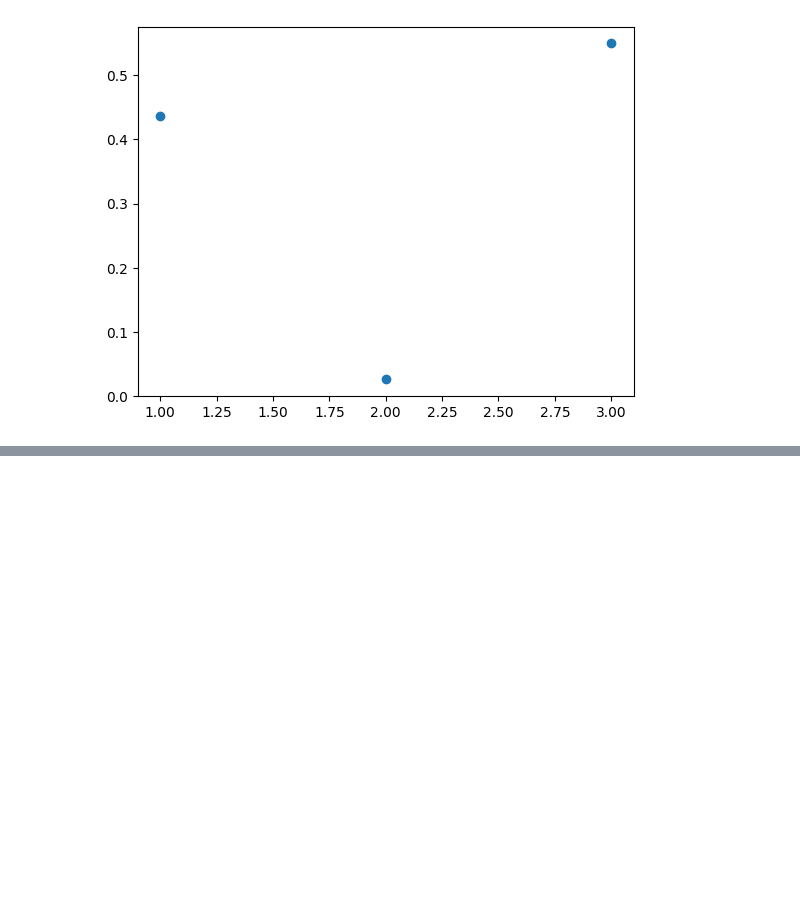
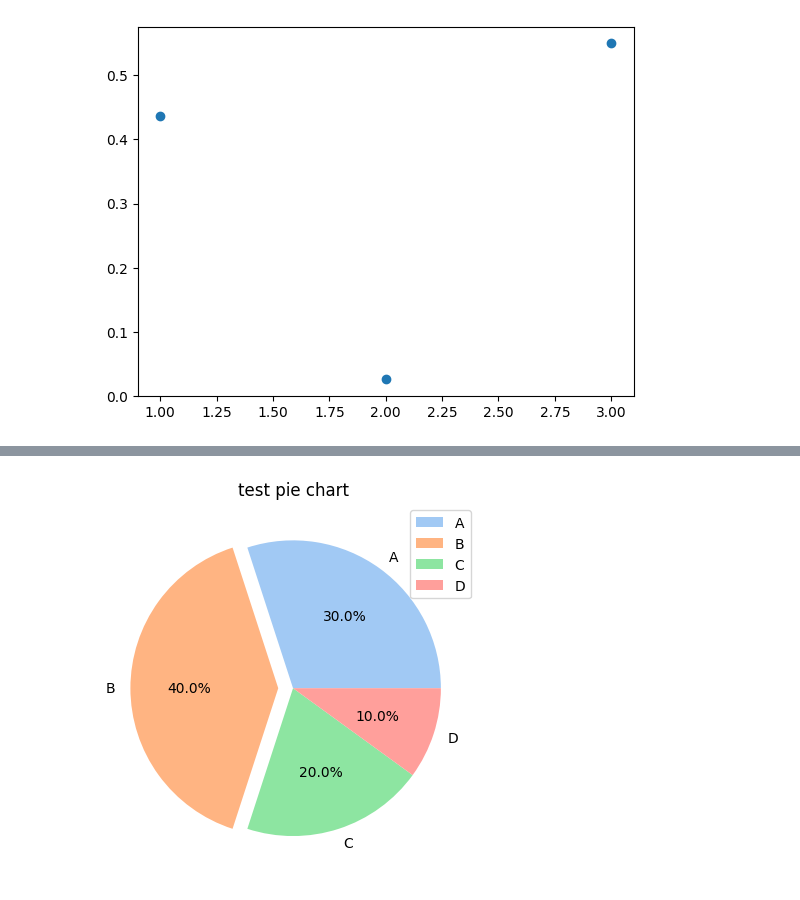
Before and after one commit to Hanjateacherson/SMHRD, a Jupyter notebook: python/04_Matplotlib.ipynb, the cells around one changed output, grey strips where cells are left out. Saved outputs shown, nothing was run; the diff lists cells and outputs as text; code cells hidden in the pictures; blank space fills up the shorter version.

```diff
--- a/python/04_Matplotlib.ipynb
+++ b/python/04_Matplotlib.ipynb
@@ -1847,0 +1906,16 @@ WARNING:matplotlib.font_manager:findfont: Font family 'Malgun Gothic' not found.
+# %%
+# Pie 차트의 colors
+sizes = [30,40,20,10]
+labels = ['A','B','C','D']
+colors = sns.color_palette("pastel")
+
+# explode = [데이터의 개수에 맞게 작성]
+# 🌐(폭발하다, 터뜨리다)
+# 0이 기준 0.1만큼(10%) 원형 차트 떨어짐
+plt.pie(sizes, labels = labels,autopct='%.1f%%', colors = colors,
+        explode = [0,0.1,0,0])
+plt.legend()
+plt.title('test pie chart')
+plt.show()
+# autopct : 부채 꼴 안에 표시될 숫자 형식 지정
+# %% [output]
@@ -1847,0 +1939 @@ WARNING:matplotlib.font_manager:findfont: Font family 'Malgun Gothic' not found.
+[figure, added]
```
Also changed, not shown: parts of 32 cells of this notebook.
